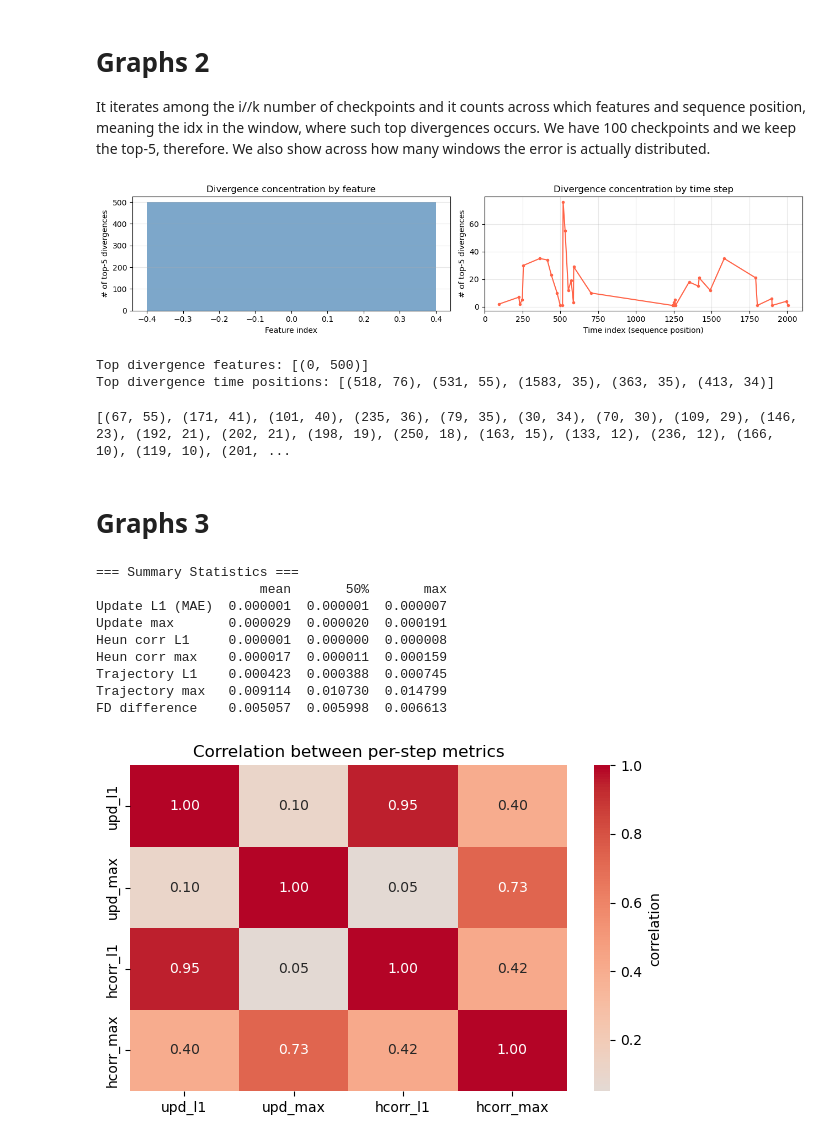
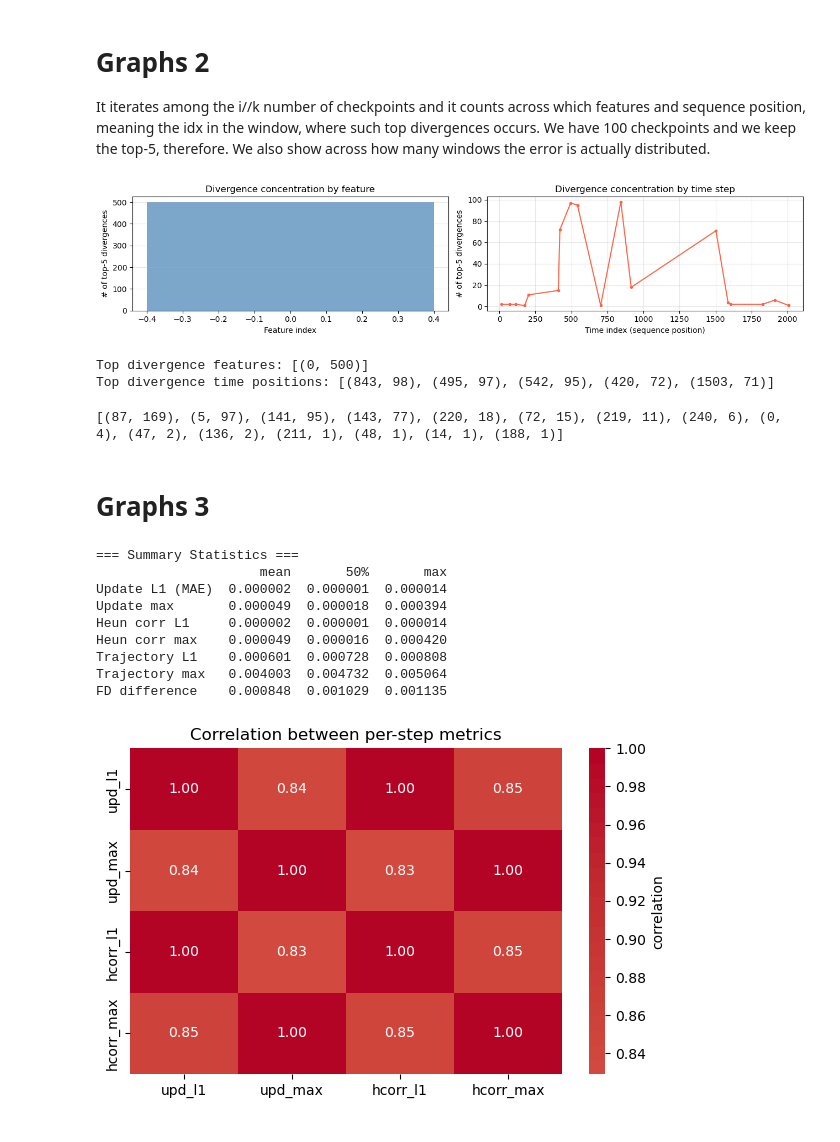
Before and after one commit to GiacomoNegri/Master-Thesis, a Jupyter notebook: notebooks/Heun_vs_ODE.ipynb, the cells around one changed output. Saved outputs shown, nothing was run; the diff lists cells and outputs as text; code cells hidden in the pictures.

```diff
--- a/notebooks/Heun_vs_ODE.ipynb
+++ b/notebooks/Heun_vs_ODE.ipynb
@@ -2,7 +2,7 @@
 import os
 import json
 
-out_dir = "../data/generated/replication/HEUN_ODE_NO_NO_REPL_POST_2001_UNCO_ep-500_sde-ve_noise-exponential_20260421_122936"
+out_dir = "../data/generated/replication/HEUN_ODE_NO_NO_REPL_RET_UNCO_ep-500_sde-ve_noise-exponential_20260424_120917_N500"
 # %%
 import json
 with open(os.path.join(out_dir, "ode_heun_cmp.json"), "r") as f:
@@ -166,8 +165,8 @@ if len(checkpoints) > 0:
     ax.grid(True, alpha=0.3)
 
 ax = axes[1, 1]
-if len(checkpoints) > 0 and 'fd_heun' in checkpoints.columns:
-    fd_diff = np.array(checkpoints['fd_heun']) - np.array(checkpoints['fd_ode'])
+if len(checkpoints) > 0 and 'fd_heun_mean' in checkpoints.columns:
+    fd_diff = np.array(checkpoints['fd_heun_mean']) - np.array(checkpoints['fd_ode_mean'])
     ax.plot(checkpoints['t'], fd_diff, 'o-', ms=3, color='purple')
     ax.axhline(0, color='k', linestyle='--', linewidth=0.5)
     ax.set_ylabel("fd_Heun − fd_ODE")
@@ -224,9 +223,9 @@ if 'top_idx' in checkpoints.columns and len(checkpoints) > 0:
     print(f"Top divergence features: {sorted(divergence_hist_feat.items(), key=lambda x: -x[1])[:5]}")
     print(f"Top divergence time positions: {sorted(divergence_hist_time.items(), key=lambda x: -x[1])[:5]}")
 # %% [output]
-[figure, old version]
+[figure, new version]
 Top divergence features: [(0, 500)]
-Top divergence time positions: [(518, 76), (531, 55), (1583, 35), (363, 35), (413, 34)]
+Top divergence time positions: [(843, 98), (495, 97), (542, 95), (420, 72), (1503, 71)]
 # %%
 divergence_hist_batch = {}
 for _, row in checkpoints.iterrows():
@@ -235,7 +234,7 @@ for _, row in checkpoints.iterrows():
             divergence_hist_batch[b] = divergence_hist_batch.get(b, 0) + 1
 print(sorted(divergence_hist_batch.items(), key=lambda x: -x[1]))
 # %% [output]
-[(67, 55), (171, 41), (101, 40), (235, 36), (79, 35), (30, 34), (70, 30), (109, 29), (146, 23), (192, 21), (202, 21), (198, 19), (250, 18), (163, 15), (133, 12), (236, 12), (166, 10), (119, 10), (201, ...
+[(87, 169), (5, 97), (141, 95), (143, 77), (220, 18), (72, 15), (219, 11), (240, 6), (0, 4), (47, 2), (136, 2), (211, 1), (48, 1), (14, 1), (188, 1)]
 # %% [markdown]
 # Graphs 3
 # %%
@@ -245,43 +244,43 @@ summary_stats = {}
 # Update metrics (all steps)
 summary_stats['Update L1 (MAE)'] = all_steps['upd_l1'].describe()[['mean', '50%', 'max']]
 summary_stats['Update max'] = all_steps['upd_max'].describe()[['mean', '50%', 'max']]
 summary_stats['Heun corr L1'] = all_steps['hcorr_l1'].describe()[['mean', '50%', 'max']]
 summary_stats['Heun corr max'] = all_steps['hcorr_max'].describe()[['mean', '50%', 'max']]
 
 # Trajectory metrics (checkpoints)
 if len(checkpoints) > 0:
     summary_stats['Trajectory L1'] = checkpoints['traj_l1'].describe()[['mean', '50%', 'max']]
     summary_stats['Trajectory max'] = checkpoints['traj_max'].describe()[['mean', '50%', 'max']]
 
-    if 'fd_heun' in checkpoints.columns:
-        fd_diff = checkpoints['fd_heun'] - checkpoints['fd_ode']
+    if 'fd_heun_mean' in checkpoints.columns:
+        fd_diff = checkpoints['fd_heun_mean'] - checkpoints['fd_ode_mean']
         summary_stats['FD difference'] = fd_diff.describe()[['mean', '50%', 'max']]
 
 summary_df = pd.DataFrame(summary_stats).T
 print("\n=== Summary Statistics ===")
 print(summary_df.round(6))
 
 # Correlation heatmap
 if len(all_steps) > 10:
     corr_cols = ['upd_l1', 'upd_max', 'hcorr_l1', 'hcorr_max']
     if len(checkpoints) > 0:
         corr_data = all_steps[corr_cols].corr()
         fig, ax = plt.subplots(figsize=(6, 4))
         sns.heatmap(corr_data, annot=True, fmt='.2f', cmap='coolwarm', center=0, ax=ax, cbar_kws={'label': 'correlation'})
         ax.set_title("Correlation between per-step metrics")
         plt.tight_layout()
         plt.show()
 # %% [output]
 === Summary Statistics ===
                      mean       50%       max
-Update L1 (MAE)  0.000001  0.000001  0.000007
-Update max       0.000029  0.000020  0.000191
-Heun corr L1     0.000001  0.000000  0.000008
-Heun corr max    0.000017  0.000011  0.000159
-Trajectory L1    0.000423  0.000388  0.000745
-Trajectory max   0.009114  0.010730  0.014799
-FD difference    0.005057  0.005998  0.006613
+Update L1 (MAE)  0.000002  0.000001  0.000014
+Update max       0.000049  0.000018  0.000394
+Heun corr L1     0.000002  0.000001  0.000014
+Heun corr max    0.000049  0.000016  0.000420
+Trajectory L1    0.000601  0.000728  0.000808
+Trajectory max   0.004003  0.004732  0.005064
+FD difference    0.000848  0.001029  0.001135
-[figure, old version]
+[figure, new version]
 # %% [markdown]
 # Graphs 5
 * **Top-left**: range shifts between `min_diff` and `max_diff`.
```
Also changed, not shown: parts of 10 cells of this notebook, 1 other file.
